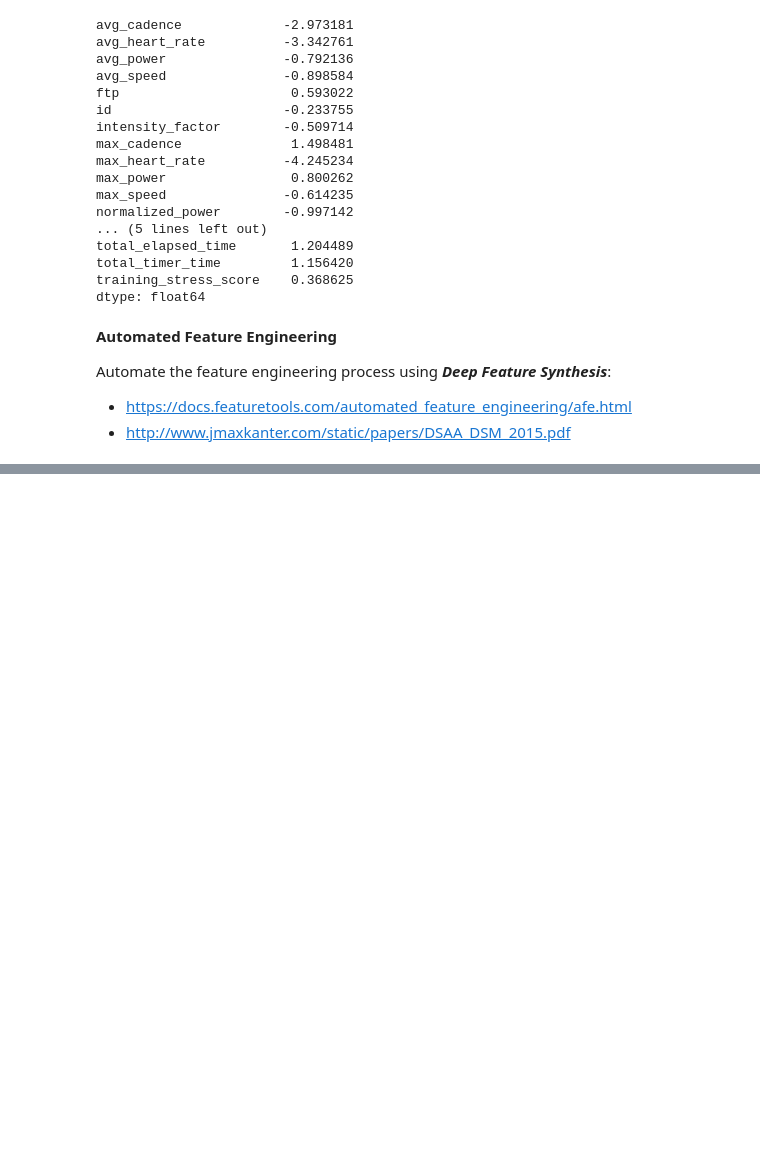
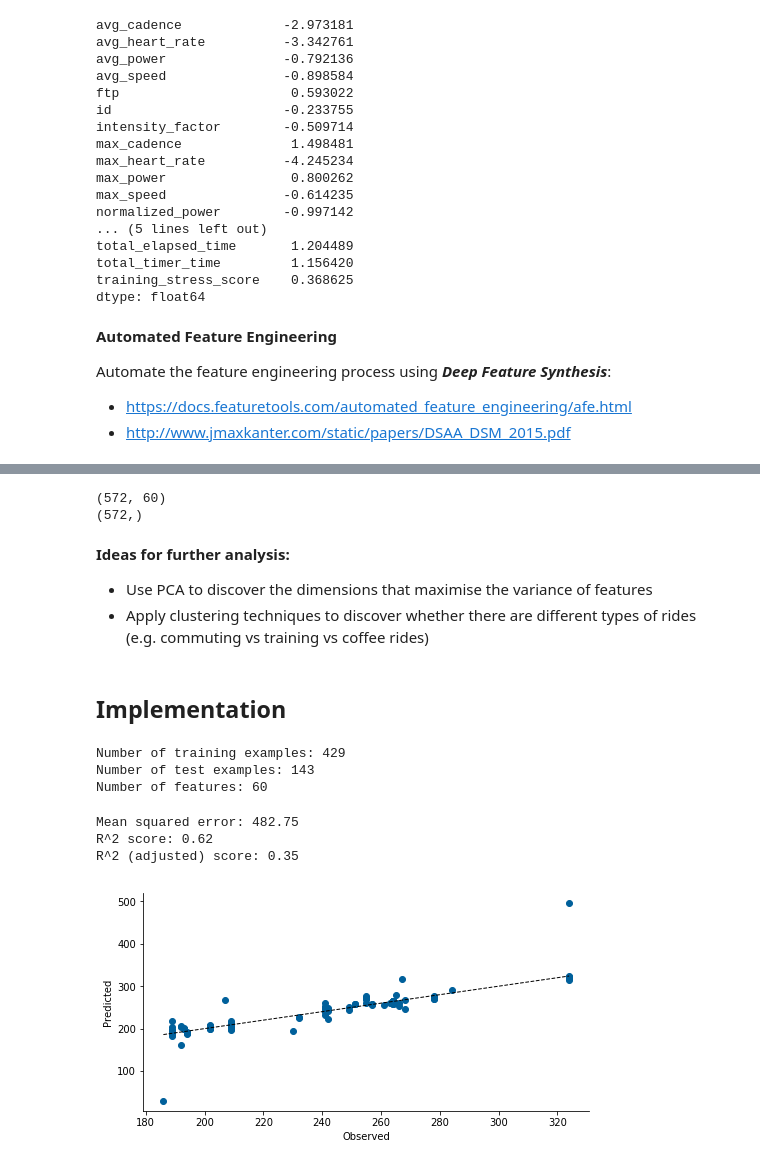
Before and after one commit to jrkinley-zz/ftp_proba, a Jupyter notebook: ftp_proba.ipynb, the cells around one changed output, grey strips where cells are left out. Saved outputs shown, nothing was run; the diff lists cells and outputs as text; code cells hidden in the pictures; blank space fills up the shorter version.

```diff
--- a/ftp_proba.ipynb
+++ b/ftp_proba.ipynb
@@ -451,0 +469,41 @@ print(*defs, sep='\n')
+# %%
+from sklearn.preprocessing import StandardScaler
+
+y = matrix_final['ftp']
+X = pd.DataFrame(data=matrix_final, copy=True)
+X.drop('ftp', axis=1, inplace=True)
+
+# Standardise features by removing the mean and scaling to unit variance
+num_col = list(X.select_dtypes(include=np.number))
+X[num_col] = StandardScaler().fit_transform(X[num_col])
+
+print(X.shape)
+print(y.shape)
+# %% [output]
+(572, 60)
+(572,)
+# %% [markdown]
+**Ideas for further analysis:**
+* Use PCA to discover the dimensions that maximise the variance of features
+* Apply clustering techniques to discover whether there are different types of rides (e.g. commuting vs training vs coffee rides)
+# %% [markdown]
+## Implementation
+# %%
+from sklearn import linear_model
+from sklearn.model_selection import train_test_split
+from sklearn.metrics import mean_squared_error, r2_score
+
+# 75/25 train/test split
+X_train, X_test, y_train, y_test = train_test_split(
+    X, y, test_size=0.25, random_state=14
+)
+
+k = X_train.shape[1]
+
+print('Number of training examples: {:,}'.format(len(X_train)))
+print('Number of test examples: {:,}'.format(len(y_test)))
+print('Number of features: {:,}'.format(k))
+# %% [output]
+Number of training examples: 429
+Number of test examples: 143
+Number of features: 60
@@ -451,0 +549,15 @@ print(*defs, sep='\n')
+# %%
+# Linear Regression (Ordinary Least Squares)
+
+ols = linear_model.LinearRegression()
+ols.fit(X_train, y_train)
+
+y_pred = ols.predict(X_test)
+
+scores(y_test, y_pred, k)
+plot_linear(y_test, y_pred)
+# %% [output]
+Mean squared error: 482.75
+R^2 score: 0.62
+R^2 (adjusted) score: 0.35
+[figure, added]
```
Also changed, not shown: parts of 15 cells of this notebook.
